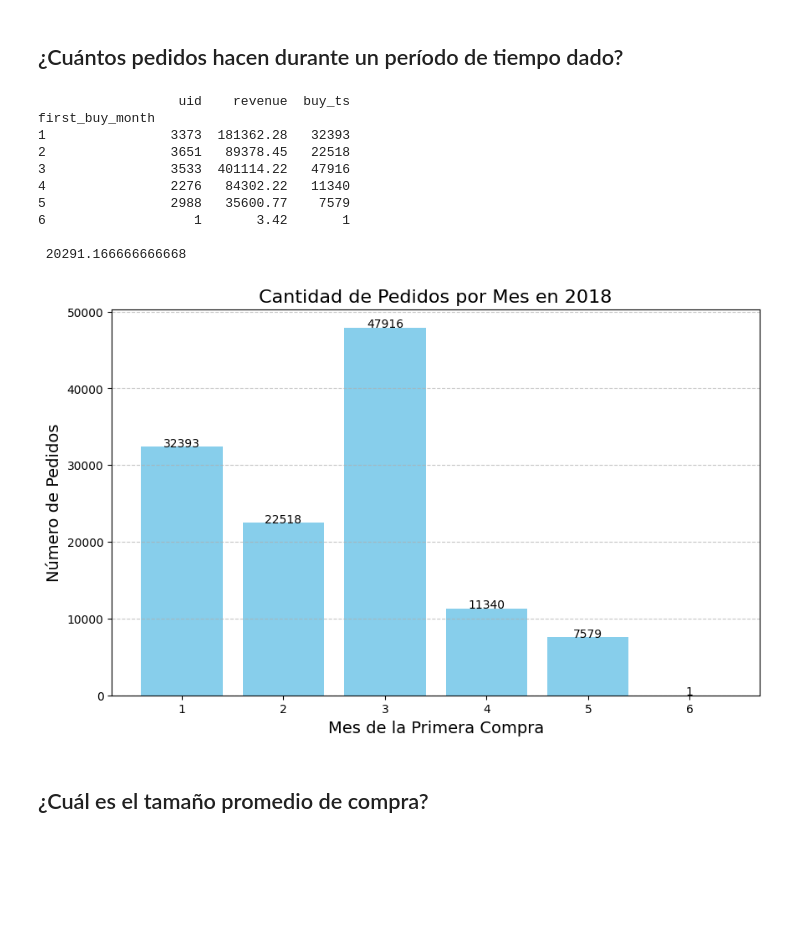
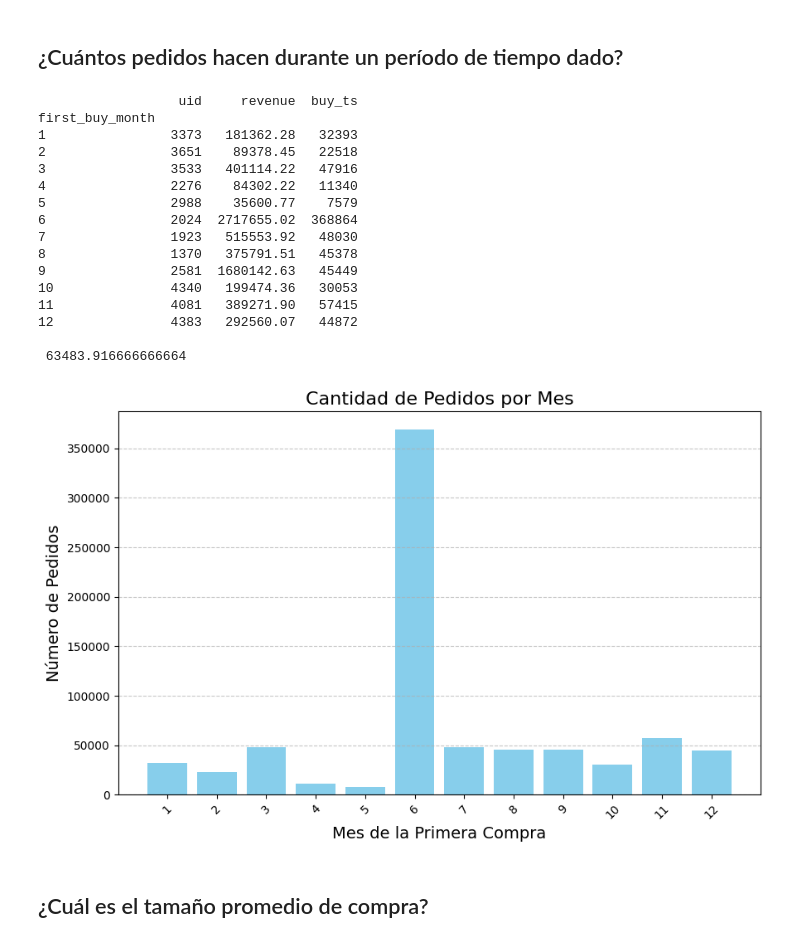
Before and after one commit to DavidRC-Ing/Proyect_Data_Analist_Showz, a Jupyter notebook: Proyecto_shows.ipynb, the cells around one changed output. Saved outputs shown, nothing was run; the diff lists cells and outputs as text; code cells hidden in the pictures; blank space fills up the shorter version.

```diff
--- a/Proyecto_shows.ipynb
+++ b/Proyecto_shows.ipynb
@@ -190,7 +192,7 @@ dtype: object
 
 visits['date']=visits['start_ts'].dt.date
 visits['week']=visits['start_ts'].dt.isocalendar().week
-visits['month']=visits['start_ts'].dt.month
+visits['month']=visits['start_ts'].values.astype('datetime64[M]')
 visits['year']=visits['start_ts'].dt.isocalendar().year
 print(visits.sample(n=5))
 # %% [output]
@@ -391,47 +393,53 @@ Name: uid, dtype: int64
 # %% [markdown]
 ## ¿Cuántos pedidos hacen durante un período de tiempo dado?
 # %%
-# cohorte_2018
-orders_2018 = orders_visits[orders_visits['first_buy_year'] == 2018].reset_index()
 
-cohort_grouped = orders_2018.groupby('first_buy_month').agg(
+
+cohort_grouped = orders_visits.groupby('first_buy_month').agg(
     {'uid': 'nunique', 'revenue': 'sum','buy_ts':'count'})
 
 print(cohort_grouped)
 
-avg_orders_2028=cohort_grouped['buy_ts'].mean()
+avg_orders=cohort_grouped['buy_ts'].mean()
 
-print( '\n', avg_orders_2028 )
+print( '\n', avg_orders )
 
 # grafico
 
 plt.figure(figsize=(10, 6))
 plt.bar(cohort_grouped.index, cohort_grouped['buy_ts'], color='skyblue')
 
 # Títulos y etiquetas
-plt.title('Cantidad de Pedidos por Mes en 2018', fontsize=16)
+plt.title('Cantidad de Pedidos por Mes', fontsize=16)
 plt.xlabel('Mes de la Primera Compra', fontsize=14)
 plt.ylabel('Número de Pedidos', fontsize=14)
+plt.xticks(rotation=45)
 
 # Mostrar los valores en las barras (opcional, más pro)
-for index, value in enumerate(cohort_grouped['buy_ts']):
+'''for index, value in enumerate(cohort_grouped['buy_ts']):
     plt.text(cohort_grouped.index[index], value + 5, str(value), ha='center', fontsize=10)
-
+'''
 # Mostrar la gráfica
 plt.xticks(cohort_grouped.index)
 plt.grid(axis='y', linestyle='--', alpha=0.7)
 plt.show()
 # %% [output]
-                  uid    revenue  buy_ts
+                  uid     revenue  buy_ts
 first_buy_month
-1                3373  181362.28   32393
-2                3651   89378.45   22518
-3                3533  401114.22   47916
-4                2276   84302.22   11340
-5                2988   35600.77    7579
-6                   1       3.42       1
+1                3373   181362.28   32393
+2                3651    89378.45   22518
+3                3533   401114.22   47916
+4                2276    84302.22   11340
+5                2988    35600.77    7579
+6                2024  2717655.02  368864
+7                1923   515553.92   48030
+8                1370   375791.51   45378
+9                2581  1680142.63   45449
+10               4340   199474.36   30053
+11               4081   389271.90   57415
+12               4383   292560.07   44872
 
- 20291.166666666668
+ 63483.916666666664
-[figure, old version]
+[figure, new version]
 # %% [markdown]
 ## ¿Cuál es el tamaño promedio de compra?
```
Also changed, not shown: parts of 20 cells of this notebook.
